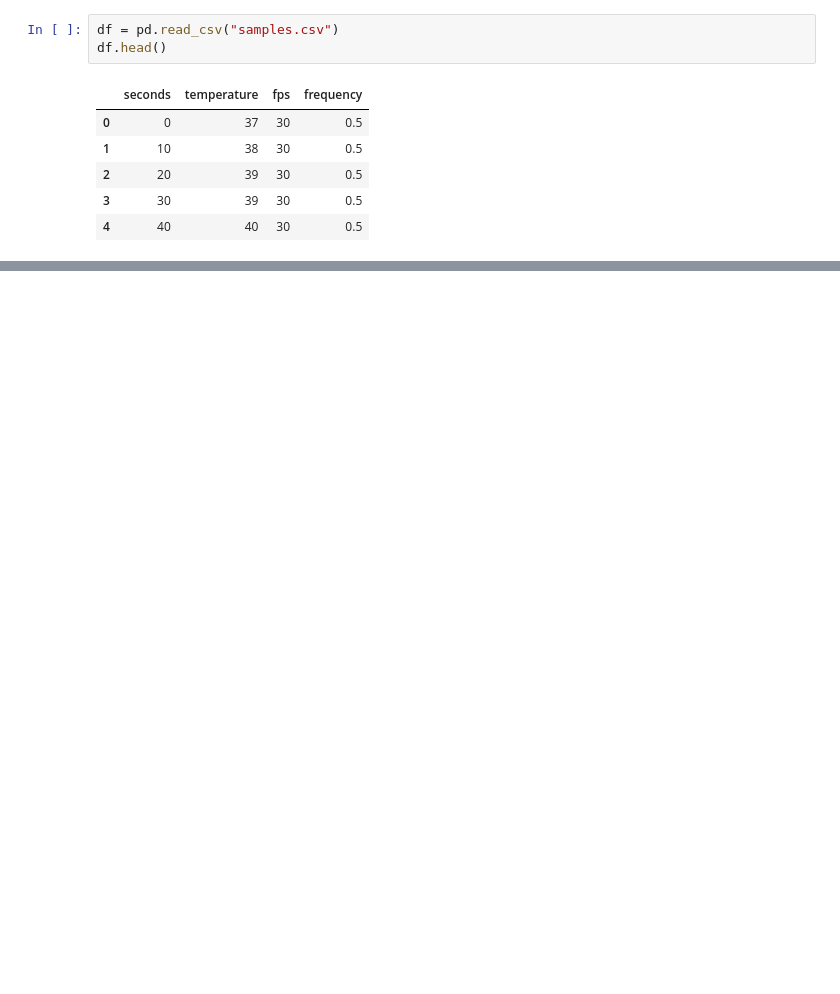
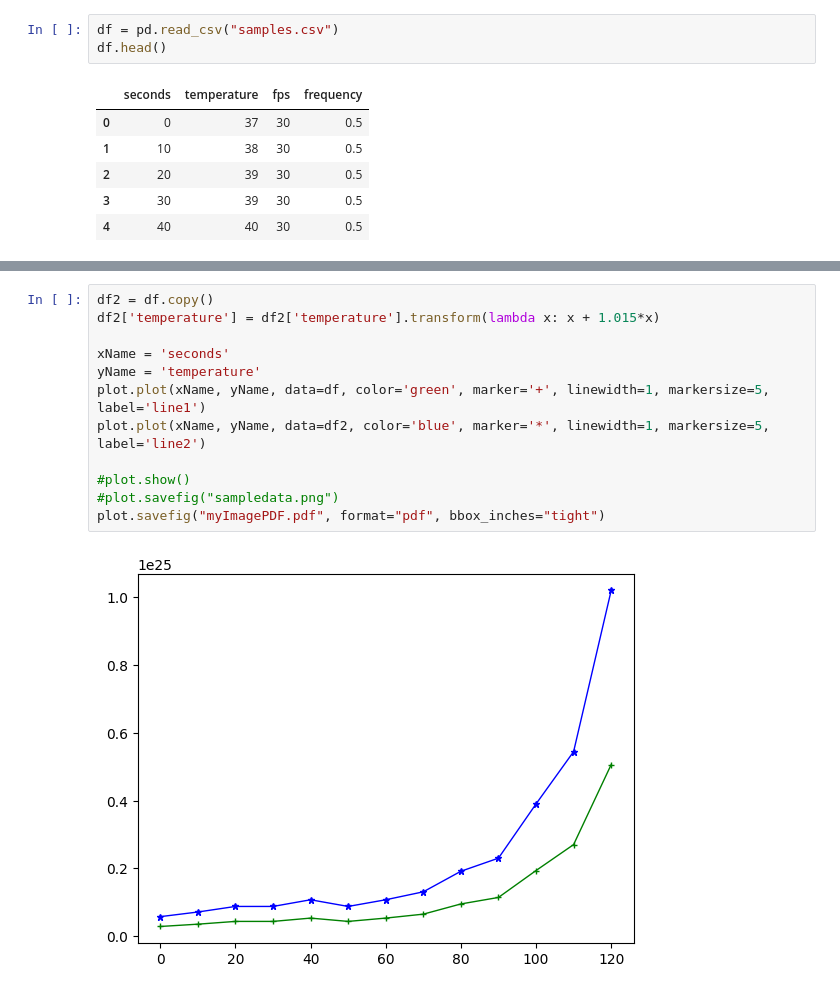
Before and after one commit to mabaro/python, a Jupyter notebook: visualization/datavis.ipynb, the cells around one changed output, grey strips where cells are left out. Saved outputs shown, nothing was run; the diff lists cells and outputs as text; blank space fills up the shorter version.

```diff
--- a/visualization/datavis.ipynb
+++ b/visualization/datavis.ipynb
@@ -22,0 +27,14 @@ plot.savefig("sampledata.png")
+# %%
+df2 = df.copy()
+df2['temperature'] = df2['temperature'].transform(lambda x: x + 1.015*x)
+
+xName = 'seconds'
+yName = 'temperature'
+plot.plot(xName, yName, data=df, color='green', marker='+', linewidth=1, markersize=5, label='line1')
+plot.plot(xName, yName, data=df2, color='blue', marker='*', linewidth=1, markersize=5, label='line2')
+
+#plot.show()
+#plot.savefig("sampledata.png")
+plot.savefig("myImagePDF.pdf", format="pdf", bbox_inches="tight")
+# %% [output]
+[figure, added]
```
Also changed, not shown: parts of 3 cells of this notebook, 3 other files.
